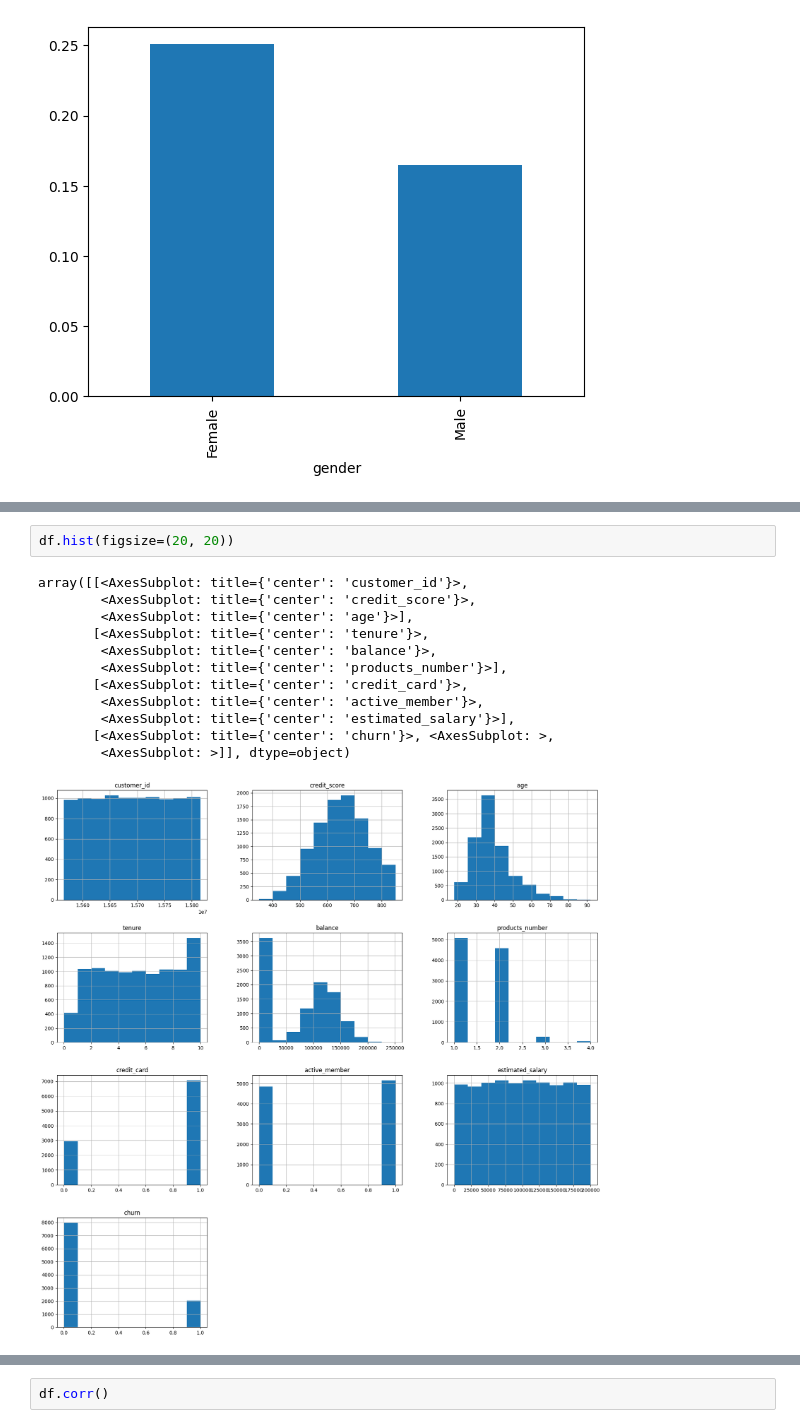
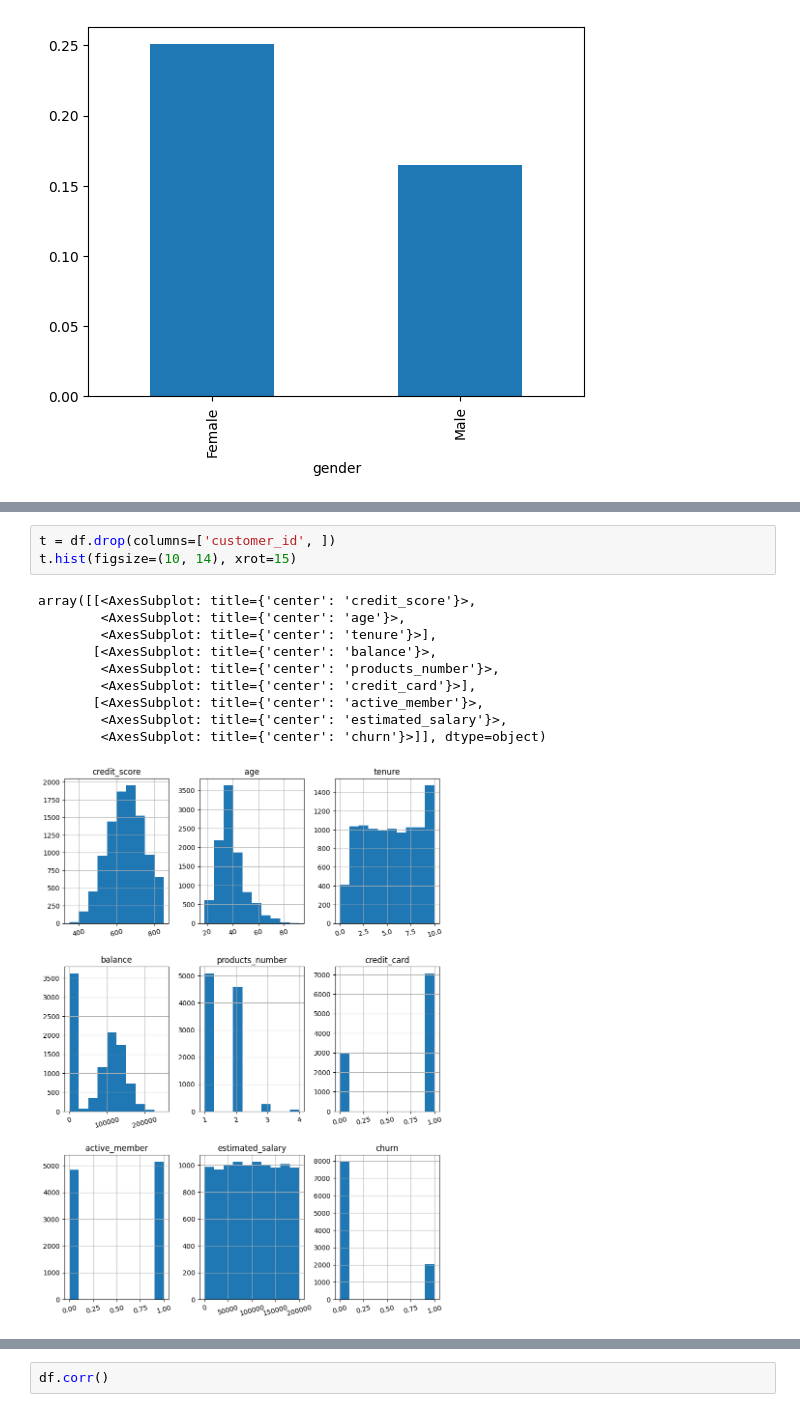
Before and after one commit to DimaOshchepkov/MetricMethodClassification, a Jupyter notebook: Анализ банк что-то там.ipynb, the cells around one changed output, grey strips where cells are left out. Drawn from its saved outputs; the diff is of its cells as text.

```diff
--- a/Анализ банк что-то там.ipynb
+++ b/Анализ банк что-то там.ipynb
@@ -117,18 +102,17 @@ df.groupby('gender')['churn'].count().plot.bar(ylabel='count churn')
 # %% [output]
 <AxesSubplot: xlabel='gender', ylabel='count churn'>
 [figure]
-# %%
-df.hist(figsize=(20, 20))
-# %% [output]
-array([[<AxesSubplot: title={'center': 'customer_id'}>,
-        <AxesSubplot: title={'center': 'credit_score'}>,
-        <AxesSubplot: title={'center': 'age'}>],
-       [<AxesSubplot: title={'center': 'tenure'}>,
-        <AxesSubplot: title={'center': 'balance'}>,
-        <AxesSubplot: title={'center': 'products_number'}>],
-       [<AxesSubplot: title={'center': 'credit_card'}>,
-        <AxesSubplot: title={'center': 'active_member'}>,
-        <AxesSubplot: title={'center': 'estimated_salary'}>],
-       [<AxesSubplot: title={'center': 'churn'}>, <AxesSubplot: >,
-        <AxesSubplot: >]], dtype=object)
-[figure, removed]
+# %%
+t = df.drop(columns=['customer_id', ])
+t.hist(figsize=(10, 14), xrot=15)
+# %% [output]
+array([[<AxesSubplot: title={'center': 'credit_score'}>,
+        <AxesSubplot: title={'center': 'age'}>,
+        <AxesSubplot: title={'center': 'tenure'}>],
+       [<AxesSubplot: title={'center': 'balance'}>,
+        <AxesSubplot: title={'center': 'products_number'}>,
+        <AxesSubplot: title={'center': 'credit_card'}>],
+       [<AxesSubplot: title={'center': 'active_member'}>,
+        <AxesSubplot: title={'center': 'estimated_salary'}>,
+        <AxesSubplot: title={'center': 'churn'}>]], dtype=object)
+[figure, added]
```
Also changed, not shown: parts of 22 cells of this notebook, 1 other file.
